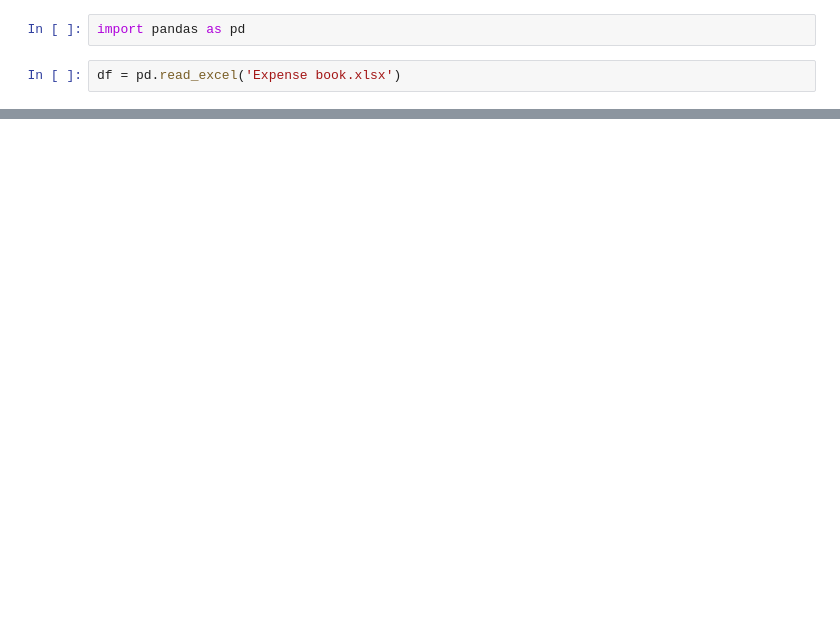
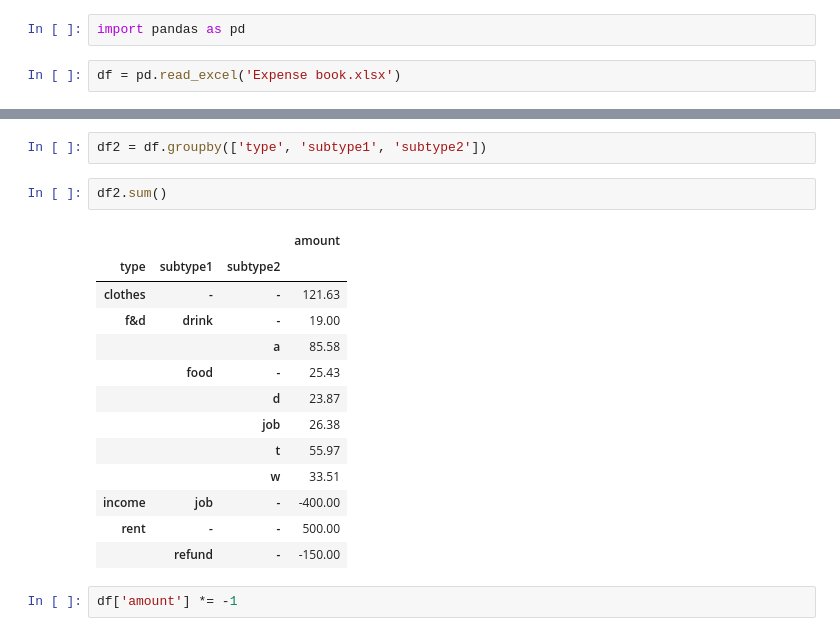
Before and after one commit to sunshinecookie/expense_tracker, a Jupyter notebook: expense_report.ipynb, the cells around one changed output, grey strips where cells are left out. Saved outputs shown, nothing was run; the diff lists cells and outputs as text; blank space fills up the shorter version.

```diff
--- a/expense_report.ipynb
+++ b/expense_report.ipynb
@@ -5 +38,21 @@ df = pd.read_excel('Expense book.xlsx')
+# %%
+df2 = df.groupby(['type', 'subtype1', 'subtype2'])
+# %%
+df2.sum()
+# %% [output]
+|  |  |  | amount |
+| type | subtype1 | subtype2 |  |
+| clothes | - | - | 121.63 |
+| f&d | drink | - | 19.00 |
+|  |  | a | 85.58 |
+|  | food | - | 25.43 |
+|  |  | d | 23.87 |
+|  |  | job | 26.38 |
+|  |  | t | 55.97 |
+|  |  | w | 33.51 |
+| income | job | - | -400.00 |
+| rent | - | - | 500.00 |
+|  | refund | - | -150.00 |
+# %%
+df['amount'] *= -1
 # %%
```
Also changed, not shown: parts of 6 cells of this notebook, 1 other file.
